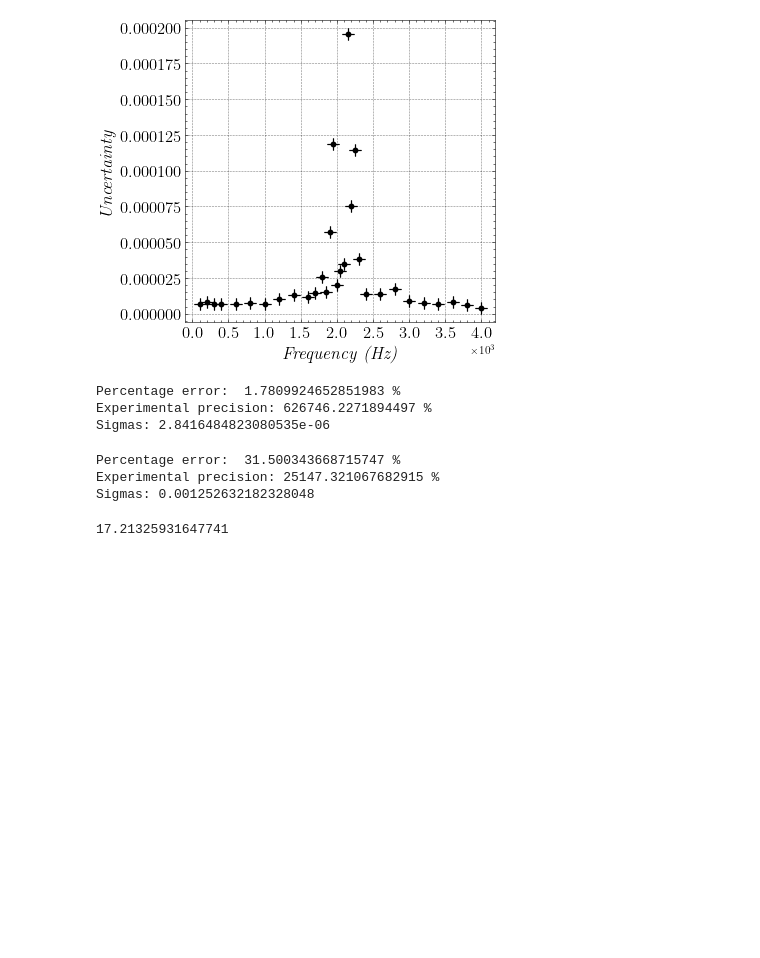
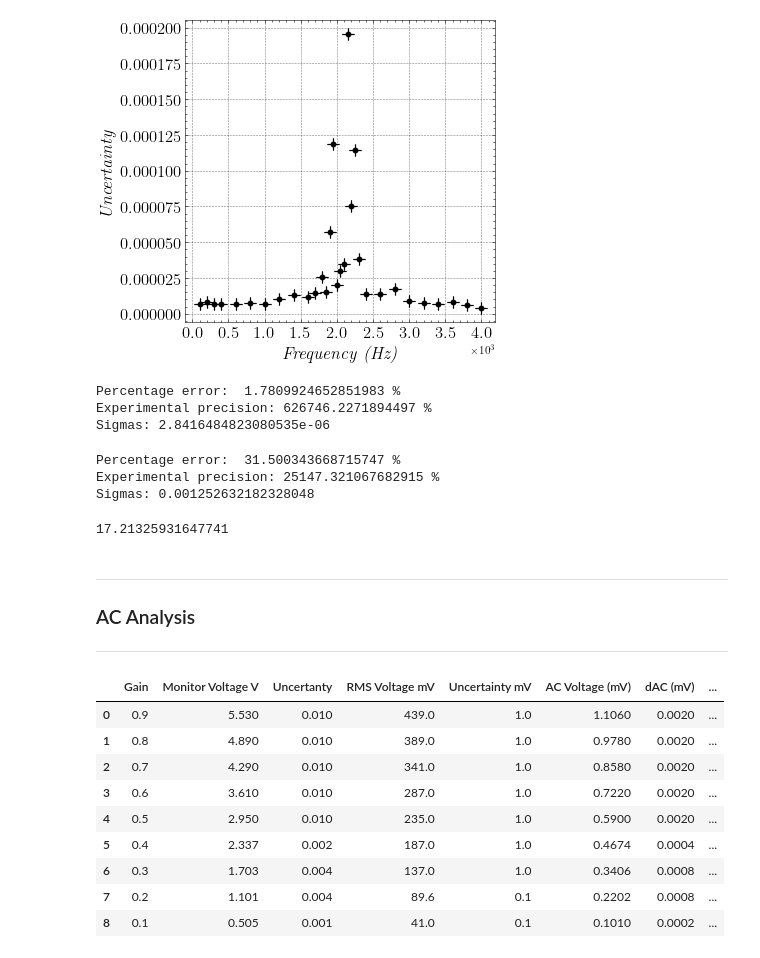
Before and after one commit to rvizarreta/AdvancedLab, a Jupyter notebook: 4. Polarization Rotation/AC.ipynb, the cells around one changed output. Saved outputs shown, nothing was run; the diff lists cells and outputs as text; code cells hidden in the pictures; blank space fills up the shorter version.

```diff
--- a/4. Polarization Rotation/AC.ipynb
+++ b/4. Polarization Rotation/AC.ipynb
@@ -288,3 +340,7 @@ Sigmas: 0.001252632182328048
 2*np.pi*f0_theor*L/R
 # %% [output]
 17.21325931647741
+# %% [markdown]
+___
+### AC Analysis
+___
@@ -290,0 +356,29 @@ Sigmas: 0.001252632182328048
+# %%
+# READING THE DATA FROM GOOGLE SHEETS ---------------------------------------
+googleSheetId = '1ArdS5-85nVQrc0nXAWkhlrrFFfuVR3TgFWdC-nMVErU'
+workSheetName = 'AC_Day3'
+URL = 'https://docs.google.com/spreadsheets/d/{0}/gviz/tq?tqx=out:csv&sheet={1}'.format(googleSheetId, workSheetName)
+df = pd.read_csv(URL)
+df = df.iloc[: , 1:6]
+
+# CALCULATIONS
+df['AC Voltage (mV)'] = df.apply(lambda x: AC_voltage([x['Monitor Voltage V']]), axis=1)
+df['dAC (mV)'] = df.apply(lambda x: uncertainty_var([x['Monitor Voltage V']], [x['Uncertanty']], AC_voltage), axis=1)
+df['Angle (degrees)'] = df.apply(lambda x: d_0([I0, x['AC Voltage (mV)']]), axis=1)
+df['Delta Angle (degrees)'] = df.apply(lambda x: uncertainty_var([I0, x['AC Voltage (mV)']], [dI0, x['dAC (mV)']], d_0), axis=1)
+df['AC Current (A)'] = df.apply(lambda x: current([x['RMS Voltage mV']]), axis=1)
+df['Delta AC Current (A)'] = df.apply(lambda x: uncertainty_var([x['RMS Voltage mV']], [x['Uncertainty mV']], current), axis=1)
+df['B (Gauss)'] = df.apply(lambda x: B([slope, x['AC Current (A)']]), axis=1)
+df['delta B (Gauss)'] = df.apply(lambda x: uncertainty_var([slope, x['AC Current (A)']], [delta_slope, x['Delta AC Current (A)']], B), axis=1)
+df
+# %% [output]
+|  | Gain | Monitor Voltage V | Uncertanty | RMS Voltage mV | Uncertainty mV | AC Voltage (mV) | dAC (mV) | ... |
+| 0 | 0.9 | 5.530 | 0.010 | 439.0 | 1.0 | 1.1060 | 0.0020 | ... |
+| 1 | 0.8 | 4.890 | 0.010 | 389.0 | 1.0 | 0.9780 | 0.0020 | ... |
+| 2 | 0.7 | 4.290 | 0.010 | 341.0 | 1.0 | 0.8580 | 0.0020 | ... |
+| 3 | 0.6 | 3.610 | 0.010 | 287.0 | 1.0 | 0.7220 | 0.0020 | ... |
+| 4 | 0.5 | 2.950 | 0.010 | 235.0 | 1.0 | 0.5900 | 0.0020 | ... |
+| 5 | 0.4 | 2.337 | 0.002 | 187.0 | 1.0 | 0.4674 | 0.0004 | ... |
+| 6 | 0.3 | 1.703 | 0.004 | 137.0 | 1.0 | 0.3406 | 0.0008 | ... |
+| 7 | 0.2 | 1.101 | 0.004 | 89.6 | 0.1 | 0.2202 | 0.0008 | ... |
+| 8 | 0.1 | 0.505 | 0.001 | 41.0 | 0.1 | 0.1010 | 0.0002 | ... |
```
Also changed, not shown: parts of 6 cells of this notebook, 3 other files.
